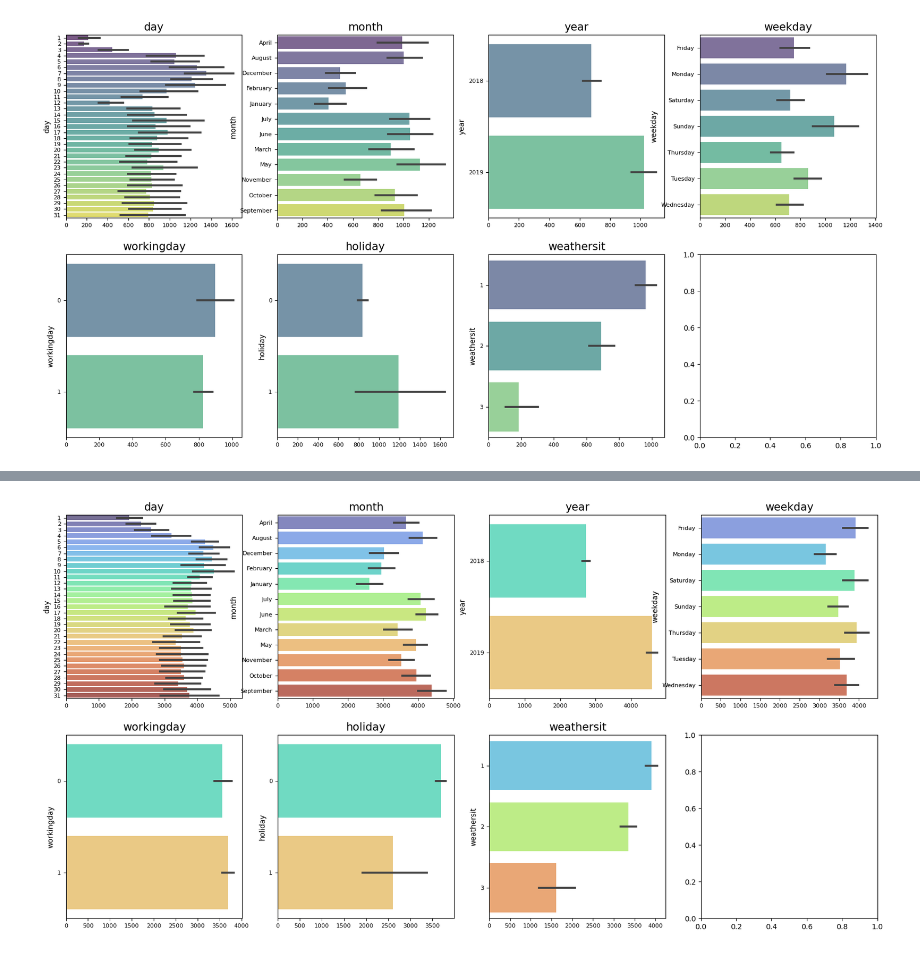
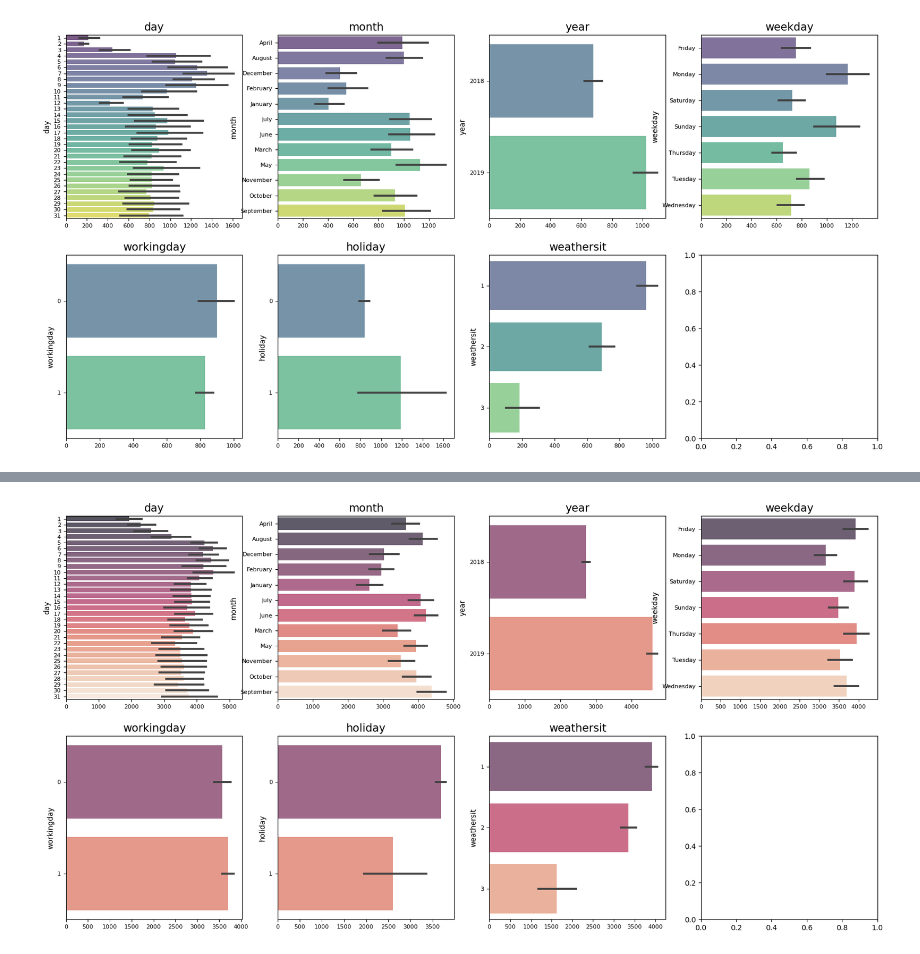
Before and after one commit to LidyaDescals/project-da-promo-D-module-3-team-3, a Jupyter notebook: notebooks/estandarizacion.ipynb, the cells around one changed output, grey strips where cells are left out. Drawn from its saved outputs; the diff is of its cells as text; code cells hidden in the pictures.

```diff
--- a/notebooks/estandarizacion.ipynb
+++ b/notebooks/estandarizacion.ipynb
@@ -187,3 +187,15 @@ for i, colum in enumerate(categoricas):
     axes[i].set_xlabel("")
 # %% [output]
 [figure]
+# %%
+fig, axes = plt.subplots(nrows = 2, ncols = 4, figsize = (20, 10))
+
+axes = axes.flat
+categoricas = df_final_estandar.select_dtypes(include = "category").columns
+
+for i, colum in enumerate(categoricas):
+    sns.barplot(data = df_final_estandar, y = colum, x = "cnt", alpha = 0.7, ax = axes[i], palette = "viridis")
+
+    axes[i].set_title(colum, fontsize = 15, fontweight = "light")
+    axes[i].tick_params(labelsize = 8)
+    axes[i].set_xlabel("")
@@ -190,17 +204,17 @@ for i, colum in enumerate(categoricas):
 # %%
 fig, axes = plt.subplots(nrows = 2, ncols = 4, figsize = (20, 10))
 
 axes = axes.flat
 categoricas = df_final_estandar.select_dtypes(include = "category").columns
 
 for i, colum in enumerate(categoricas):
-    sns.barplot(data = df_final_estandar, y = colum, x = "registered", alpha = 0.7, ax = axes[i], palette = "turbo")
+    sns.barplot(data = df_final_estandar, y = colum, x = "registered", alpha = 0.7, ax = axes[i], palette = "rocket")
 
     axes[i].set_title(colum, fontsize = 15, fontweight = "light")
     axes[i].tick_params(labelsize = 8)
     axes[i].set_xlabel("")
 # %% [output]
-[figure, old version]
+[figure, new version]
 # %%
 df_final_estandar.drop(['day'], axis = 1, inplace = True)
 # %%
```
Also changed, not shown: parts of 1 cell of this notebook, 7 other files.
